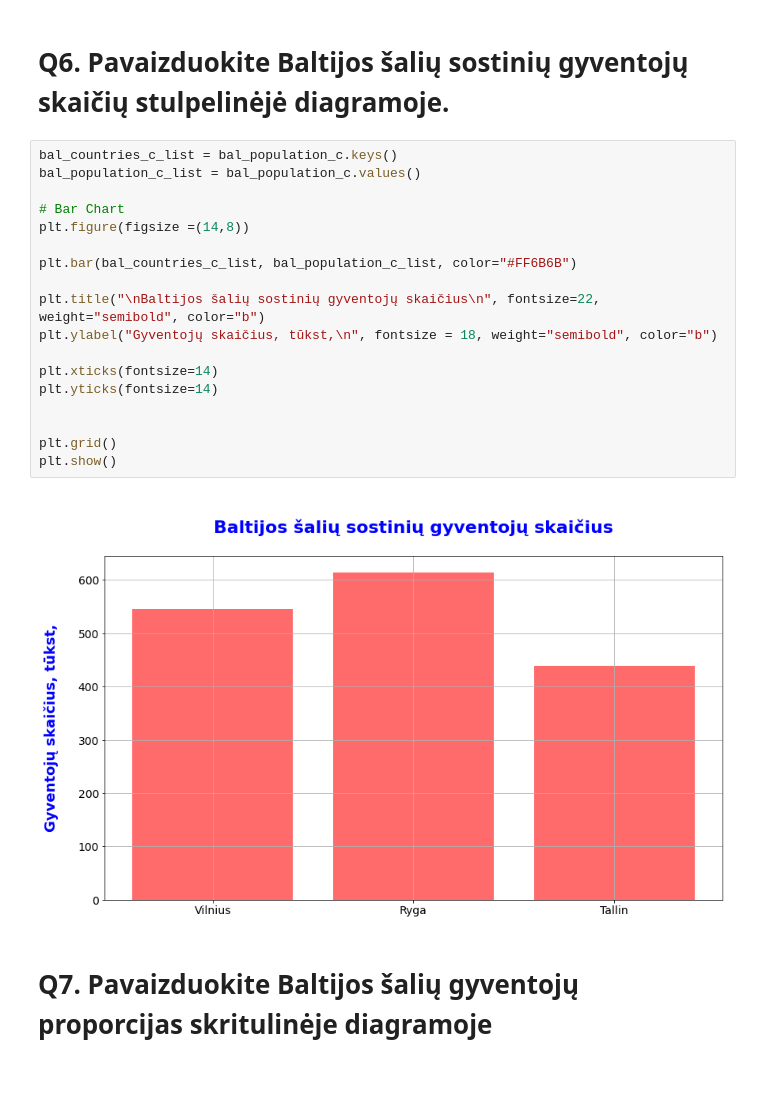
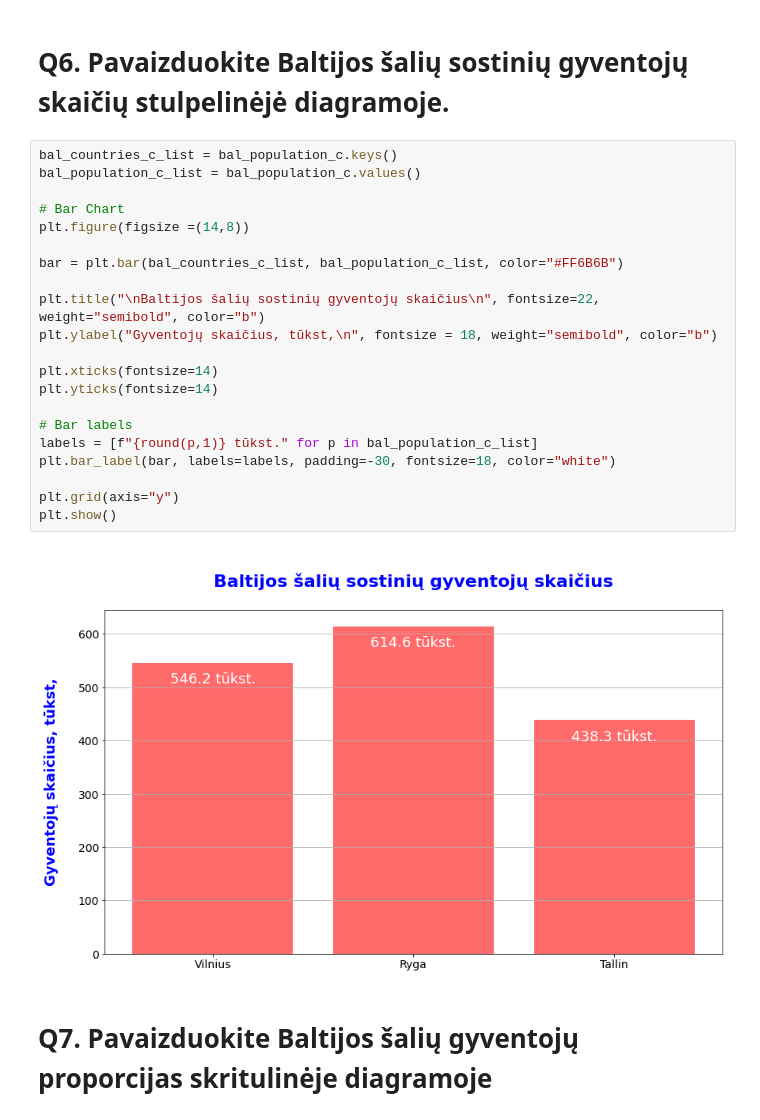
Before and after one commit to surailovaite/Baltic-States-populiation, a Jupyter notebook: Baltijos_salys.ipynb, the cells around one changed output. Cells and saved outputs as stored; diff of their text form; blank space fills up the shorter version.

```diff
--- a/Baltijos_salys.ipynb
+++ b/Baltijos_salys.ipynb
@@ -62,23 +76,26 @@ plt.show()
 # %%
 bal_countries_c_list = bal_population_c.keys()
 bal_population_c_list = bal_population_c.values()
 
 # Bar Chart
 plt.figure(figsize =(14,8))
 
-plt.bar(bal_countries_c_list, bal_population_c_list, color="#FF6B6B")
+bar = plt.bar(bal_countries_c_list, bal_population_c_list, color="#FF6B6B")
 
 plt.title("\nBaltijos šalių sostinių gyventojų skaičius\n", fontsize=22, weight="semibold", color="b")
 plt.ylabel("Gyventojų skaičius, tūkst,\n", fontsize = 18, weight="semibold", color="b")
 
 plt.xticks(fontsize=14)
 plt.yticks(fontsize=14)
 
+# Bar labels
+labels = [f"{round(p,1)} tūkst." for p in bal_population_c_list]
+plt.bar_label(bar, labels=labels, padding=-30, fontsize=18, color="white")
 
-plt.grid()
+plt.grid(axis="y")
 plt.show()
 # %% [output]
-[figure, old version]
+[figure, new version]
 # %% [markdown]
 # Q7. Pavaizduokite Baltijos šalių gyventojų proporcijas skritulinėje diagramoje
 # %%
```
Also changed, not shown: parts of 5 cells of this notebook.
